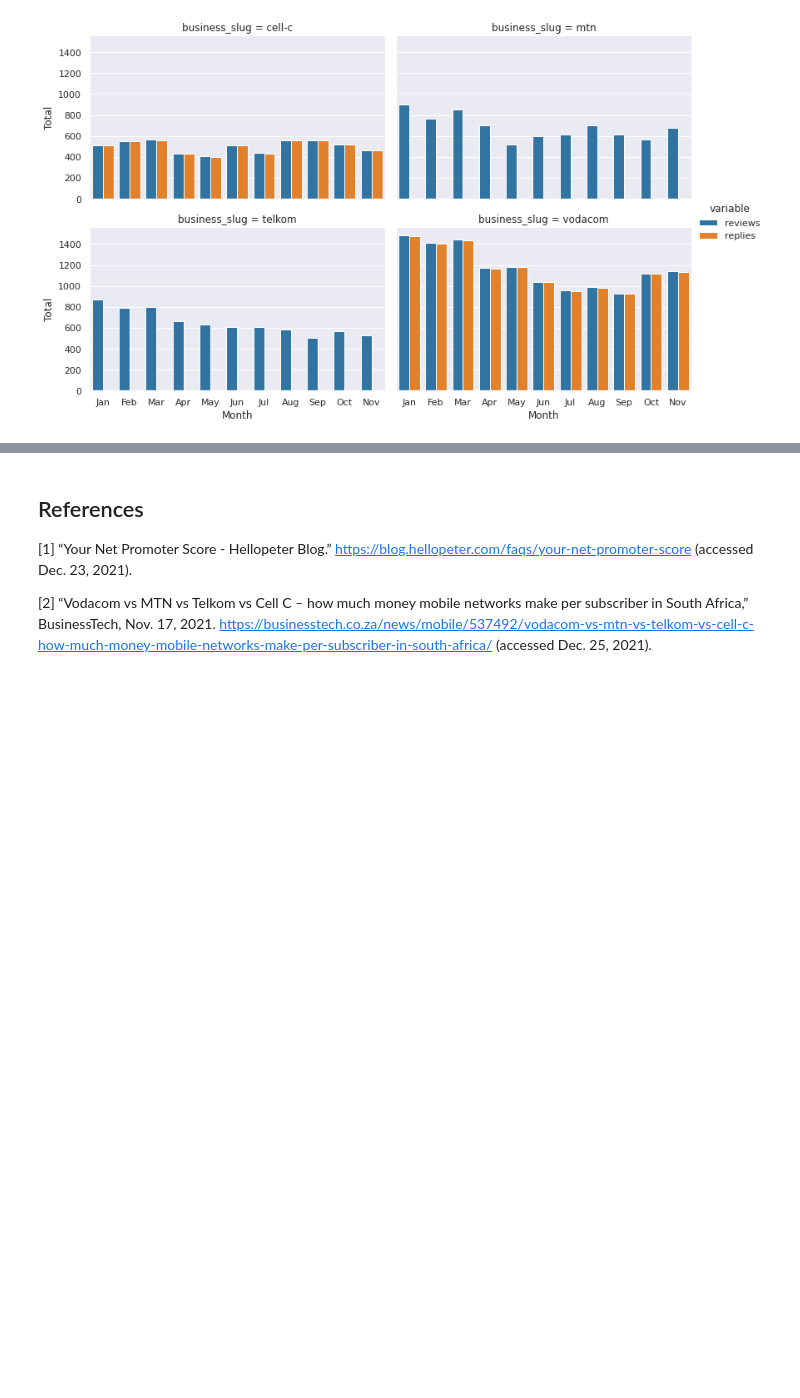
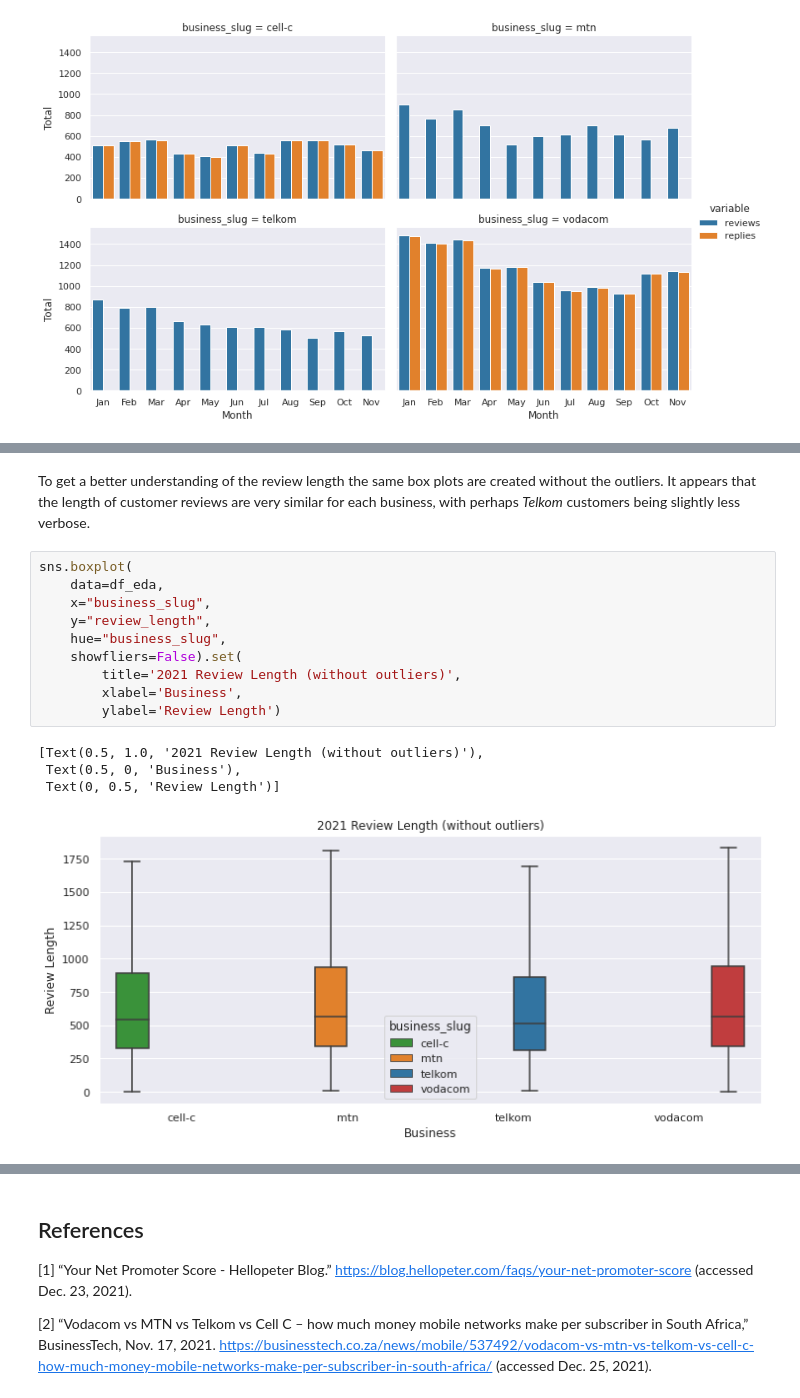
Before and after one commit to JohnnyFoulds/dsm020-2021-oct, a Jupyter notebook: coursework_01/cw.ipynb, the cells around one changed output, grey strips where cells are left out. Cells and saved outputs as stored; diff of their text form; blank space fills up the shorter version.

```diff
--- a/coursework_01/cw.ipynb
+++ b/coursework_01/cw.ipynb
@@ -965,0 +1001,17 @@ reply_plot.set(
+# %% [markdown]
+To get a better understanding of the review length the same box plots are created without the outliers. It appears that the length of customer reviews are very similar for each business, with perhaps _Telkom_ customers being slightly less verbose.
+# %%
+sns.boxplot(
+    data=df_eda,
+    x="business_slug",
+    y="review_length",
+    hue="business_slug",
+    showfliers=False).set(
+        title='2021 Review Length (without outliers)',
+        xlabel='Business',
+        ylabel='Review Length')
+# %% [output]
+[Text(0.5, 1.0, '2021 Review Length (without outliers)'),
+ Text(0.5, 0, 'Business'),
+ Text(0, 0.5, 'Review Length')]
+[figure, added]
```
Also changed, not shown: parts of 13 cells of this notebook.
